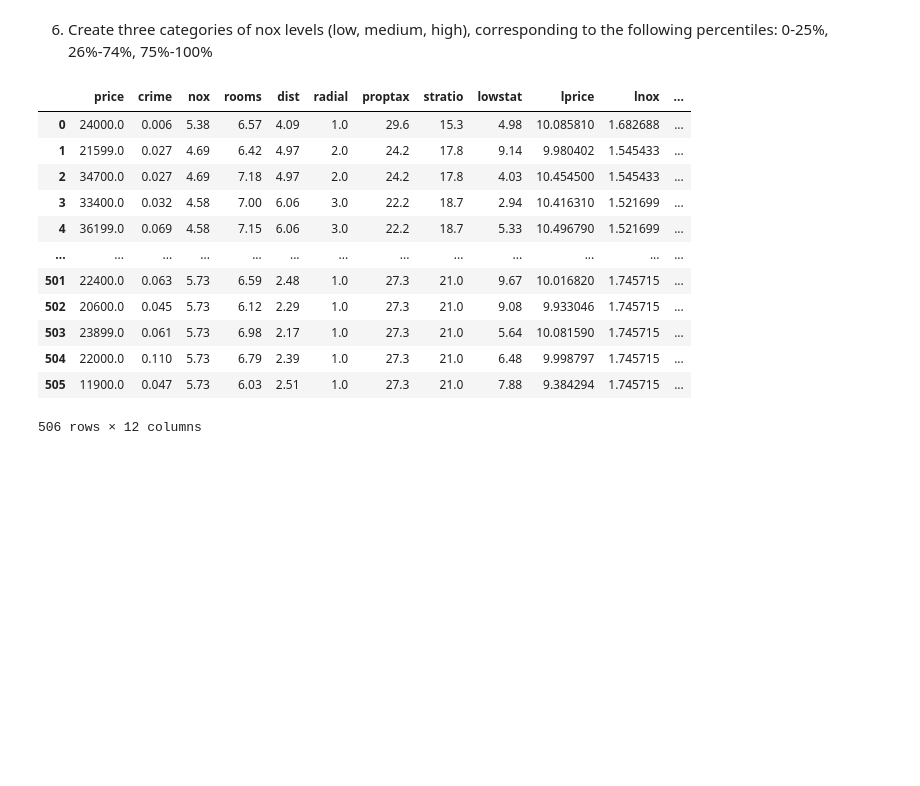
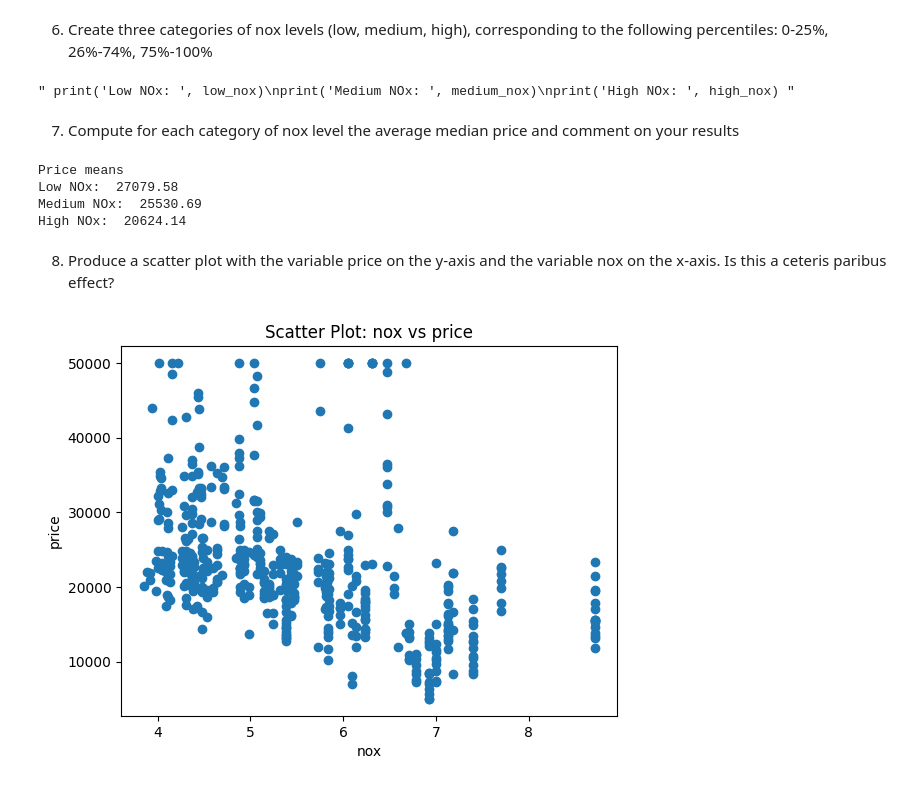
Before and after one commit to joaomelga/MODS202-project, a Jupyter notebook: mods202-project.ipynb, the cells around one changed output. Cells and saved outputs as stored; diff of their text form; code cells hidden in the pictures; blank space fills up the shorter version.

```diff
--- a/mods202-project.ipynb
+++ b/mods202-project.ipynb
@@ -30,17 +30,43 @@ with open(labels_path, 'r') as file:
     labels = np.array(labels_line.split())
 
 df = pd.DataFrame(raw_data, columns=labels)
+
+nox_percentiles_threshholds = np.percentile(df['nox'], [25, 50, 75])
+nox_categories = np.digitize(df['nox'], nox_percentiles_threshholds)
+
+df['nox_category'] = nox_categories
+
+low_nox = df[df['nox_category'] == 0]
+medium_nox = df[df['nox_category'] == 1]
+high_nox = df[df['nox_category'] == 2]
 # %% [output]
-|  | price | crime | nox | rooms | dist | radial | proptax | stratio | lowstat | lprice | lnox | ... |
-| 0 | 24000.0 | 0.006 | 5.38 | 6.57 | 4.09 | 1.0 | 29.6 | 15.3 | 4.98 | 10.085810 | 1.682688 | ... |
-| 1 | 21599.0 | 0.027 | 4.69 | 6.42 | 4.97 | 2.0 | 24.2 | 17.8 | 9.14 | 9.980402 | 1.545433 | ... |
-| 2 | 34700.0 | 0.027 | 4.69 | 7.18 | 4.97 | 2.0 | 24.2 | 17.8 | 4.03 | 10.454500 | 1.545433 | ... |
-| 3 | 33400.0 | 0.032 | 4.58 | 7.00 | 6.06 | 3.0 | 22.2 | 18.7 | 2.94 | 10.416310 | 1.521699 | ... |
-| 4 | 36199.0 | 0.069 | 4.58 | 7.15 | 6.06 | 3.0 | 22.2 | 18.7 | 5.33 | 10.496790 | 1.521699 | ... |
-| ... | ... | ... | ... | ... | ... | ... | ... | ... | ... | ... | ... | ... |
-| 501 | 22400.0 | 0.063 | 5.73 | 6.59 | 2.48 | 1.0 | 27.3 | 21.0 | 9.67 | 10.016820 | 1.745715 | ... |
-| 502 | 20600.0 | 0.045 | 5.73 | 6.12 | 2.29 | 1.0 | 27.3 | 21.0 | 9.08 | 9.933046 | 1.745715 | ... |
-| 503 | 23899.0 | 0.061 | 5.73 | 6.98 | 2.17 | 1.0 | 27.3 | 21.0 | 5.64 | 10.081590 | 1.745715 | ... |
-| 504 | 22000.0 | 0.110 | 5.73 | 6.79 | 2.39 | 1.0 | 27.3 | 21.0 | 6.48 | 9.998797 | 1.745715 | ... |
-| 505 | 11900.0 | 0.047 | 5.73 | 6.03 | 2.51 | 1.0 | 27.3 | 21.0 | 7.88 | 9.384294 | 1.745715 | ... |
-506 rows × 12 columns
+" print('Low NOx: ', low_nox)\nprint('Medium NOx: ', medium_nox)\nprint('High NOx: ', high_nox) "
+# %% [markdown]
+7. Compute for each category of nox level the average median price and comment on your
+results
+# %%
+print('Price means')
+print('Low NOx: ', round(low_nox['price'].mean(), 2))
+print('Medium NOx: ', round(medium_nox['price'].mean(), 2))
+print('High NOx: ', round(high_nox['price'].mean(), 2))
+
+# TO DO: comment the results
+# %% [output]
+Price means
+Low NOx:  27079.58
+Medium NOx:  25530.69
+High NOx:  20624.14
+# %% [markdown]
+8. Produce a scatter plot with the variable price on the y-axis and the variable nox on the x-axis. Is this a ceteris paribus effect?
+# %%
+import matplotlib.pyplot as plt
+
+plt.scatter(df['nox'], df['price'])
+plt.xlabel('nox')
+plt.ylabel('price')
+plt.title('Scatter Plot: nox vs price')
+plt.show()
+
+# TO DO: comment the results
+# %% [output]
+[figure, added]
```
Also changed, not shown: parts of 8 cells of this notebook.
